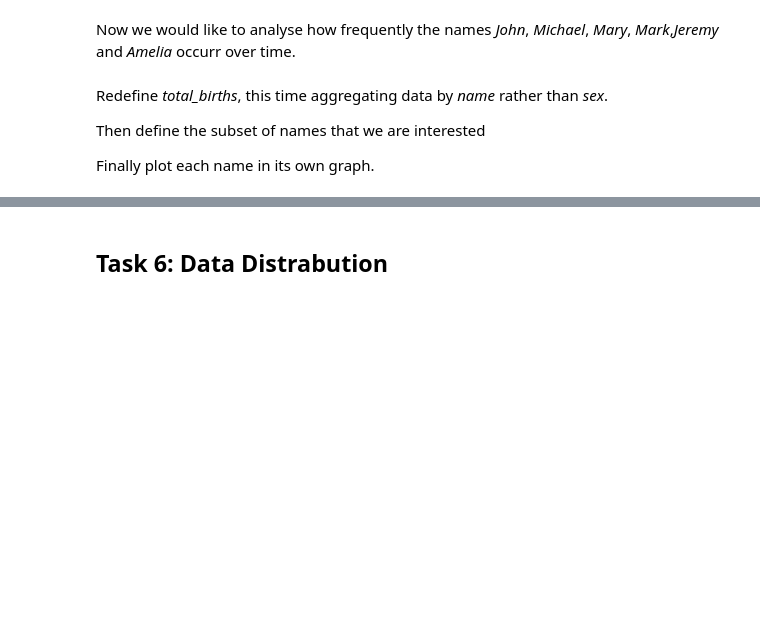
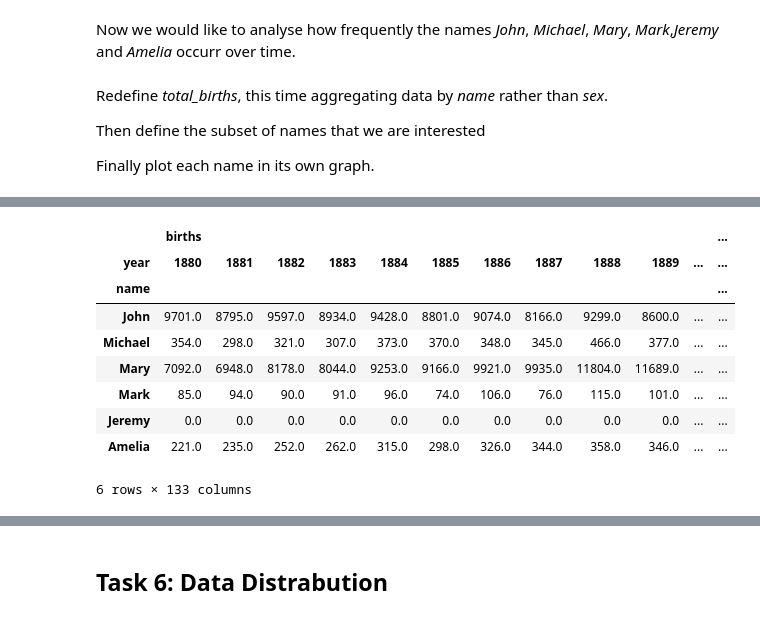
Before and after one commit to adhl-0216/MTU-Data-Analytics, a Jupyter notebook: Exercise_Baby_Names.ipynb, the cells around one changed output, grey strips where cells are left out. Saved outputs shown, nothing was run; the diff lists cells and outputs as text; code cells hidden in the pictures; blank space fills up the shorter version.

```diff
--- a/Exercise_Baby_Names.ipynb
+++ b/Exercise_Baby_Names.ipynb
@@ -133,0 +189,14 @@ array([<matplotlib.axes._subplots.AxesSubplot object at 0x...>,
+# %%
+total_births = pd.pivot_table(names, values=['births'], index=["name"], columns=['year'], aggfunc=np.sum)
+total_births = total_births.loc[[ "John", "Michael", "Mary", "Mark","Jeremy", "Amelia"]].fillna(0)
+# %% [output]
+|  | births |  |  |  |  |  |  |  |  |  |  | ... |
+| year | 1880 | 1881 | 1882 | 1883 | 1884 | 1885 | 1886 | 1887 | 1888 | 1889 | ... | ... |
+| name |  |  |  |  |  |  |  |  |  |  |  | ... |
+| John | 9701.0 | 8795.0 | 9597.0 | 8934.0 | 9428.0 | 8801.0 | 9074.0 | 8166.0 | 9299.0 | 8600.0 | ... | ... |
+| Michael | 354.0 | 298.0 | 321.0 | 307.0 | 373.0 | 370.0 | 348.0 | 345.0 | 466.0 | 377.0 | ... | ... |
+| Mary | 7092.0 | 6948.0 | 8178.0 | 8044.0 | 9253.0 | 9166.0 | 9921.0 | 9935.0 | 11804.0 | 11689.0 | ... | ... |
+| Mark | 85.0 | 94.0 | 90.0 | 91.0 | 96.0 | 74.0 | 106.0 | 76.0 | 115.0 | 101.0 | ... | ... |
+| Jeremy | 0.0 | 0.0 | 0.0 | 0.0 | 0.0 | 0.0 | 0.0 | 0.0 | 0.0 | 0.0 | ... | ... |
+| Amelia | 221.0 | 235.0 | 252.0 | 262.0 | 315.0 | 298.0 | 326.0 | 344.0 | 358.0 | 346.0 | ... | ... |
+6 rows × 133 columns
```
Also changed, not shown: parts of 16 cells of this notebook.
